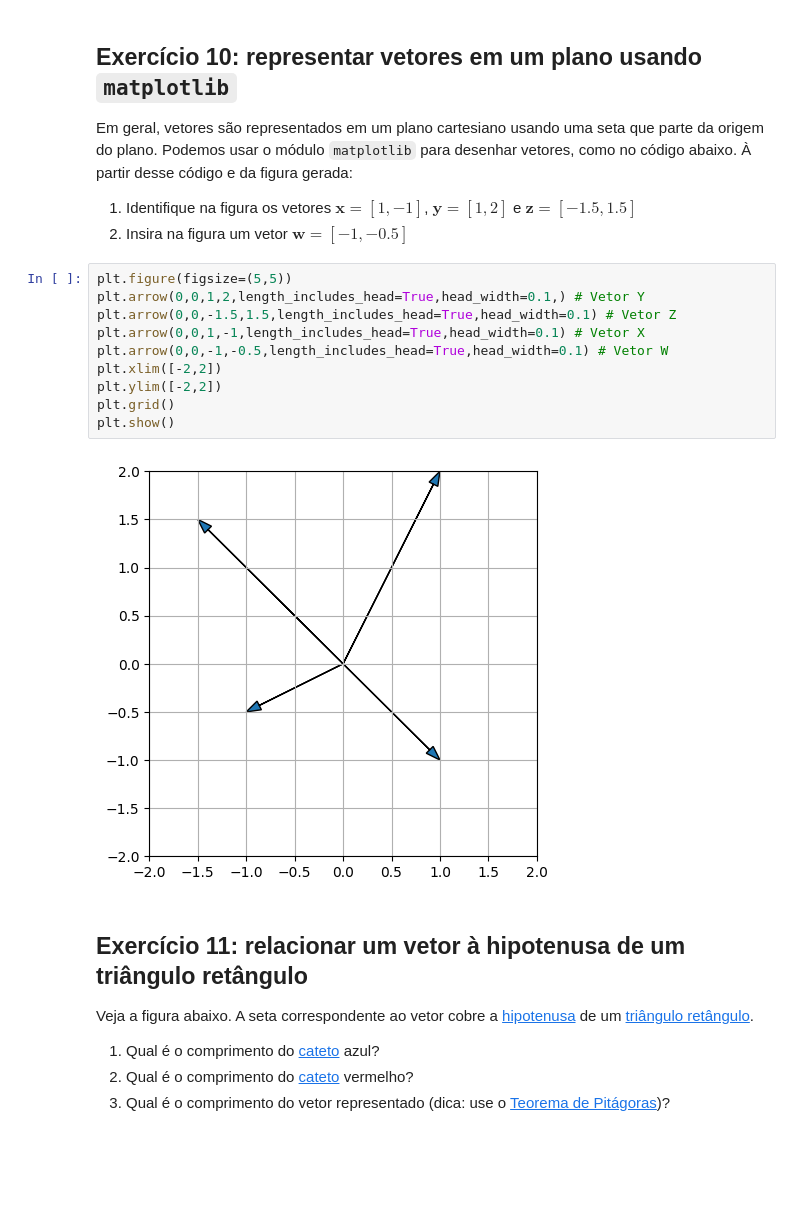
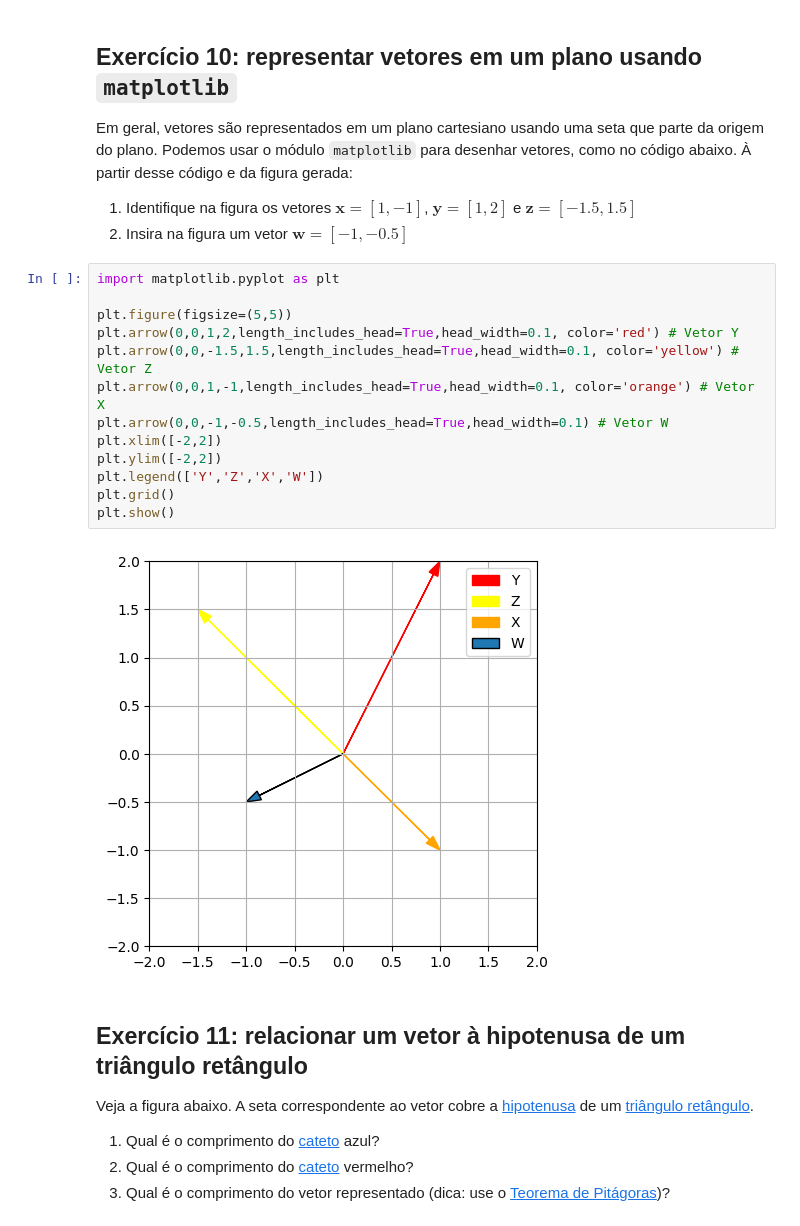
Before and after one commit to LuccaHiratsuca/AlgLin23-2, a Jupyter notebook: notebooks/01-vetores.ipynb, the cells around one changed output. Drawn from its saved outputs; the diff is of its cells as text; blank space fills up the shorter version.

```diff
--- a/notebooks/01-vetores.ipynb
+++ b/notebooks/01-vetores.ipynb
@@ -370,17 +372,20 @@ Em geral, vetores são representados em um plano cartesiano usando uma seta que
 1. Identifique na figura os vetores $\boldsymbol{x}=[1,-1]$, $\boldsymbol{y}=[1,2]$ e $\boldsymbol{z}=[-1.5,1.5]$
 2. Insira na figura um vetor $\boldsymbol{w}=[-1,-0.5]$
 # %%
+import matplotlib.pyplot as plt
+
 plt.figure(figsize=(5,5))
-plt.arrow(0,0,1,2,length_includes_head=True,head_width=0.1,) # Vetor Y
-plt.arrow(0,0,-1.5,1.5,length_includes_head=True,head_width=0.1) # Vetor Z
-plt.arrow(0,0,1,-1,length_includes_head=True,head_width=0.1) # Vetor X
+plt.arrow(0,0,1,2,length_includes_head=True,head_width=0.1, color='red') # Vetor Y
+plt.arrow(0,0,-1.5,1.5,length_includes_head=True,head_width=0.1, color='yellow') # Vetor Z
+plt.arrow(0,0,1,-1,length_includes_head=True,head_width=0.1, color='orange') # Vetor X
 plt.arrow(0,0,-1,-0.5,length_includes_head=True,head_width=0.1) # Vetor W
 plt.xlim([-2,2])
 plt.ylim([-2,2])
+plt.legend(['Y','Z','X','W'])
 plt.grid()
 plt.show()
 # %% [output]
-[figure, old version]
+[figure, new version]
 # %% [markdown]
 ## Exercício 11: relacionar um vetor à hipotenusa de um triângulo retângulo
 
```
Also changed, not shown: parts of 5 cells of this notebook, 2 other files.
